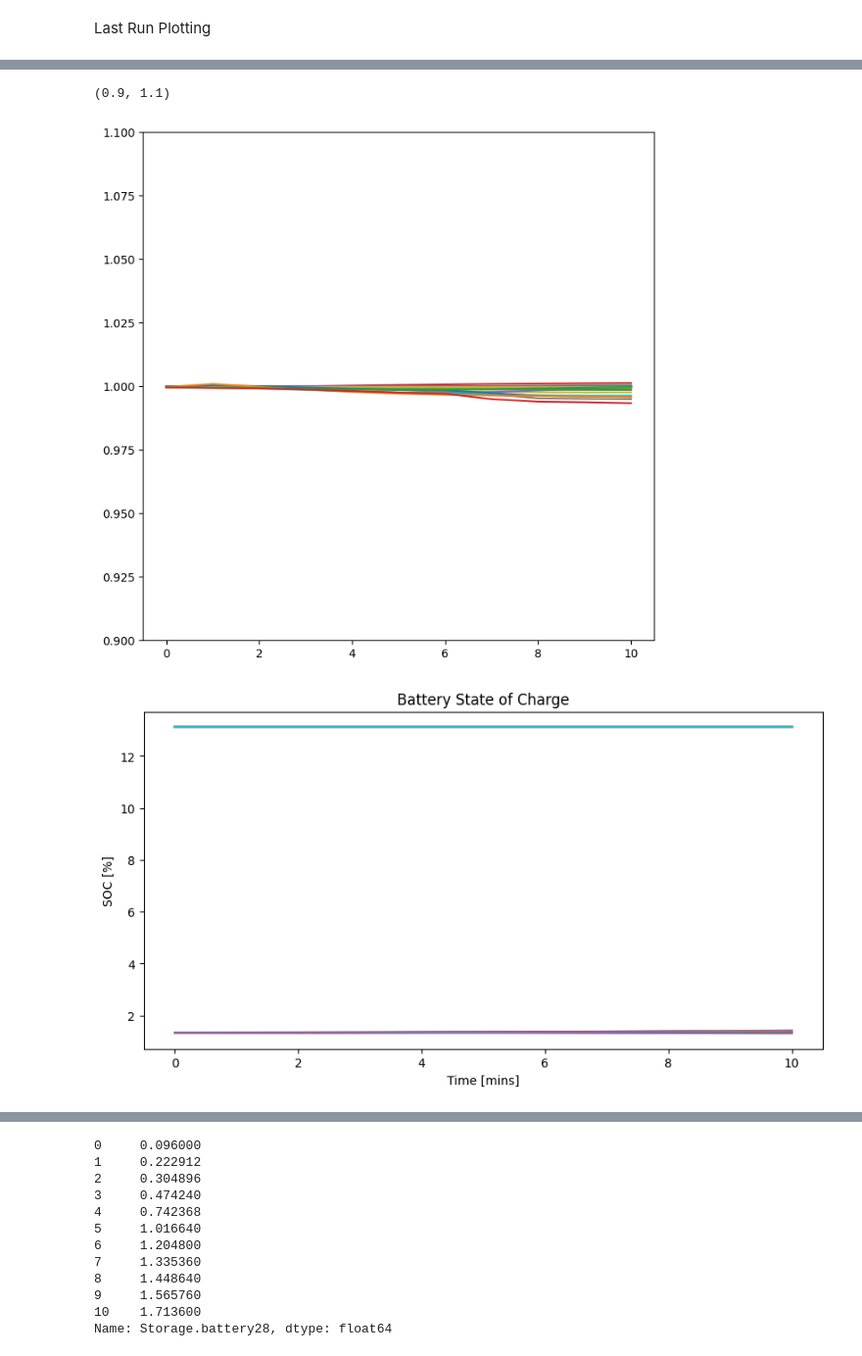
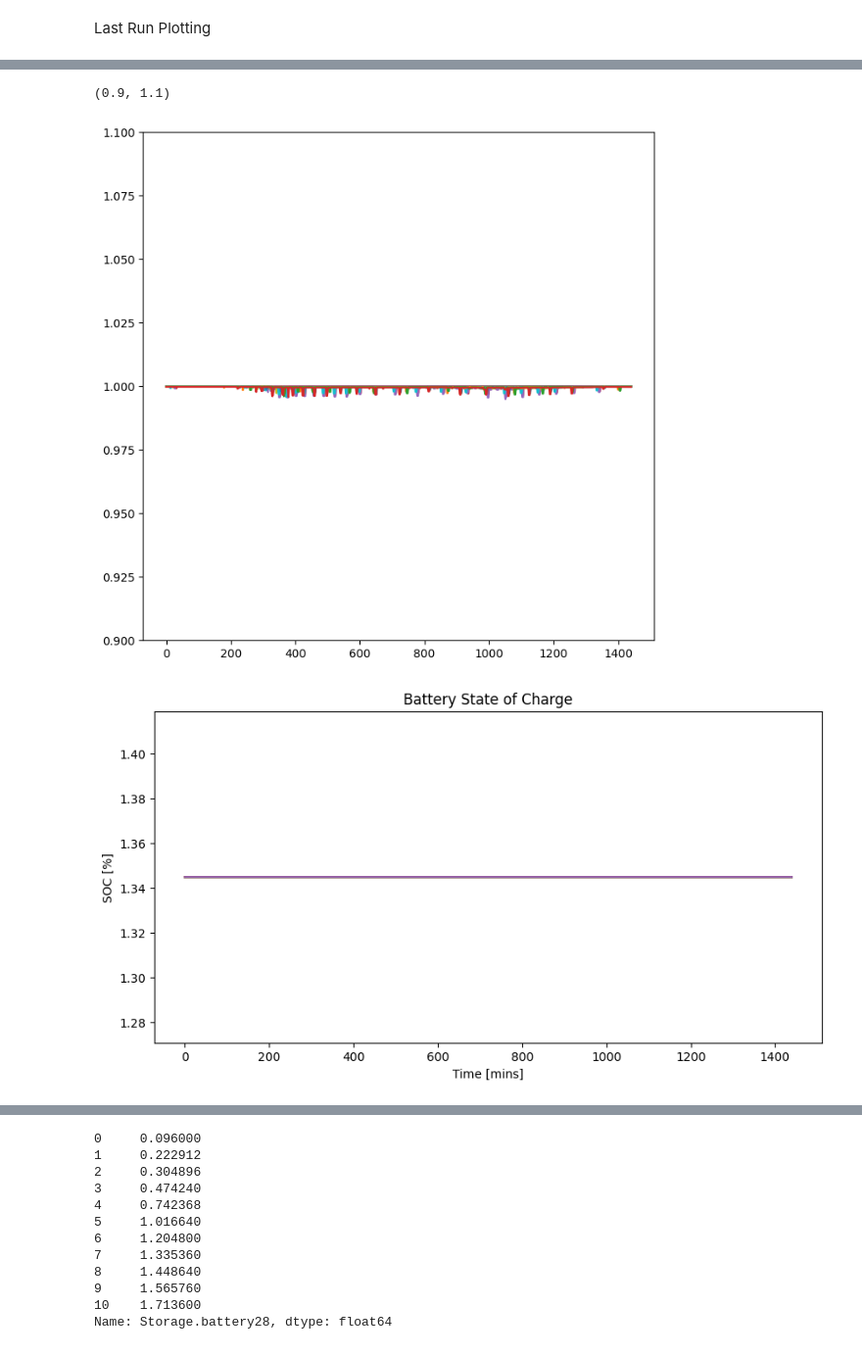
Before and after one commit to PIC-Lab/community_energy_control, a Jupyter notebook: community_sim/plotting.ipynb, the cells around one changed output, grey strips where cells are left out. Shown at 98% size. Saved outputs shown, nothing was run; the diff lists cells and outputs as text; code cells hidden in the pictures.

```diff
--- a/community_sim/plotting.ipynb
+++ b/community_sim/plotting.ipynb
@@ -12,7 +12,7 @@ from matplotlib.dates import date2num, datestr2num
 Last Run Plotting
 # %%
 compResultsDir = 'results/coord_return/'
-resultsDir = 'results/coord_return/'
+resultsDir = 'results/coord_mpc_3/'
 # %%
 buildingList = [str(i) for i in range(1,29)]
 with open(resultsDir+'simParams.json') as fp:
@@ -290,18 +290,18 @@ plt.plot(voltage_df)
 plt.ylim([0.9, 1.1])
 # %% [output]
 (0.9, 1.1)
-[figure, old version]
+[figure, new version]
 # %%
 fig = plt.figure(figsize=(10,5))
 plt.plot(battery_df/100*16.4)
-for key, value in control_list.items():
-    plt.plot(value['bat_ref'].to_numpy(), label=str(i))
+# for key, value in control_list.items():
+#     plt.plot(value['bat_ref'].to_numpy(), label=str(i))
 plt.title('Battery State of Charge')
 plt.xlabel('Time [mins]')
 plt.ylabel('SOC [%]')
 fig.patch.set_facecolor('white')
 # %% [output]
-[figure, old version]
+[figure, new version]
 # %%
 fig = plt.figure(figsize=(10,5))
 plt.xlabel('Time [mins]')
```
Also changed, not shown: parts of 25 cells of this notebook, 7 other files.
